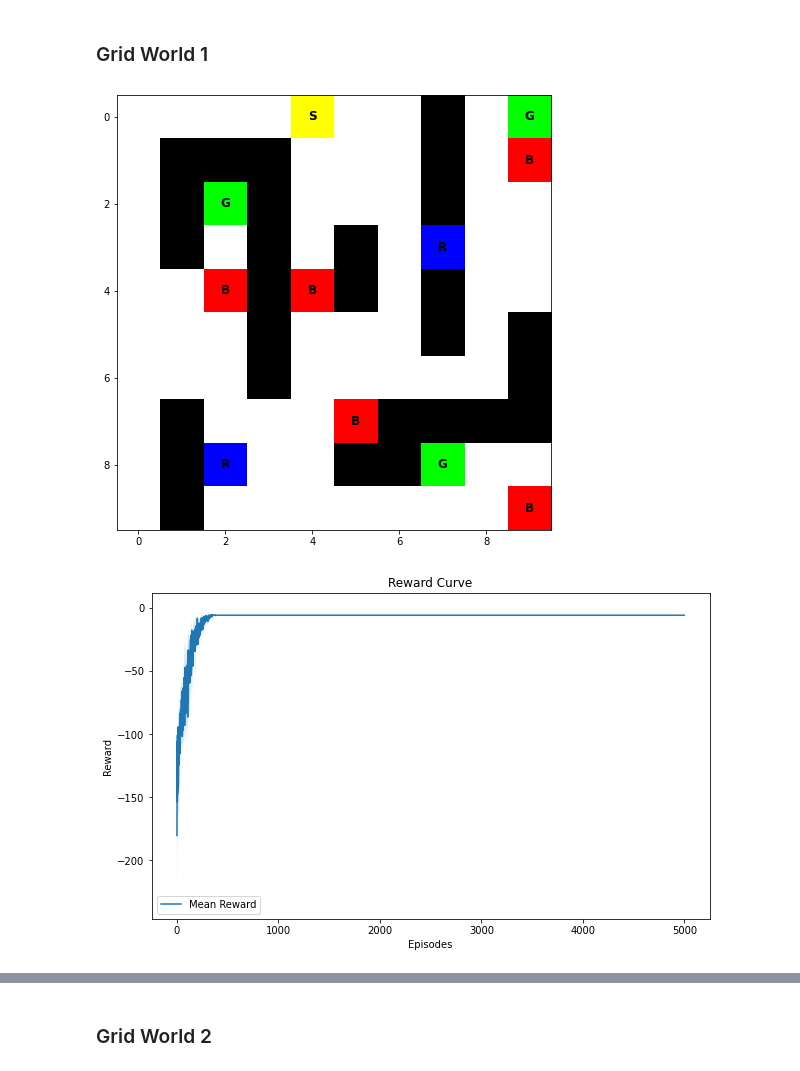
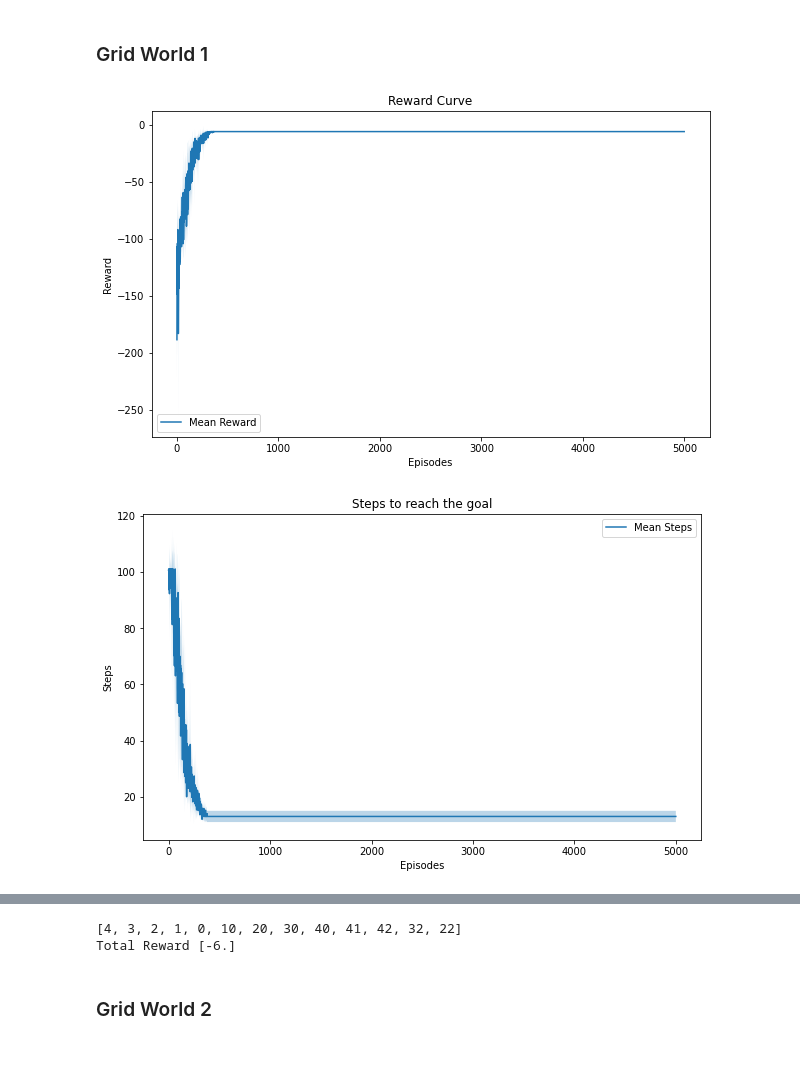
Before and after one commit to nishant-sahoo/RL_Assignments, a Jupyter notebook: Programming Assignments/PA1/notebook.ipynb, the cells around one changed output, grey strips where cells are left out. Saved outputs shown, nothing was run; the diff lists cells and outputs as text; code cells hidden in the pictures.

Commit message:
optimal_path and its reward

```diff
--- a/Programming Assignments/PA1/notebook.ipynb
+++ b/Programming Assignments/PA1/notebook.ipynb
@@ -381,9 +458,10 @@ class QLearning(TDQLearner):
 # %%
 class Plot():
-    def __init__(self, env, rewards, steps, Q):
+    def __init__(self, env, rewards, steps, state_visits, Q):
         self.env = env
         self.rewards = rewards
         self.steps = steps
+        self.state_visits = state_visits
         self.Q = Q
 
     def reward(self):
@@ -410,15 +488,16 @@ class Plot():
         plt.legend()
         plt.show()
 
-    def state_visits(self):
-        # Heatmap of the grid with state visit counts, i.e., the number of times each state was visited throughout the training phase.
-        pass
-
-
+    def state_visit_count(self):
+        state_visits = np.sum(self.state_visits, axis=1)
+        plt.figure(figsize=(10,10))
+        plt.imshow(state_visits.reshape(self.env.num_rows, self.env.num_cols), cmap='jet')
+        plt.title("State Visits")
+        plt.colorbar()
+        plt.show()
 
     def Q_values(self):
         optimal_actions = np.argmax(self.Q, axis=1)
-        optimal_action_dir = np.zeros_like(optimal_actions)
 
         plt.figure(figsize=(10,10))
         # Need to decide whether mean or max
@@ -477,14 +556,24 @@ class Plot():
 
     def optimal_path(self):
         optimal_actions = np.argmax(self.Q, axis=1)
-        state = self.env.start_state_seq
+        state = self.env.start_state_seq.item()
         path = [state]
         done = False
+        total_reward = 0
         while not done:
             action = optimal_actions[state]
-            next_state, _ = self.env.step(state, action)
-            path.append(next_state)
+            if action == 0:
+                next_state = state - self.env.num_cols
+            elif action == 1:
+                next_state = state + self.env.num_cols
+            elif action == 2:
+                next_state = state - 1
+            elif action == 3:
+                next_state = state + 1
+
             state = next_state
+            path.append(state)
+            total_reward += self.env.R[state]
             if state in self.env.goal_states_seq:
                 done = True
 
@@ -493,6 +582,9 @@ class Plot():
         path_x = [seq_to_col_row(state, num_cols)[0, 1] for state in path]
         path_y = [seq_to_col_row(state, num_cols)[0, 0] for state in path]
         plt.plot(path_x, path_y, color='green', marker='', linestyle='--', linewidth=2)
+        plt.show()
+        print(path)
+        print("Total Reward", total_reward)
 # %% [markdown]
 ## Experiments
 # %% [markdown]
@@ -500,18 +592,19 @@ class Plot():
 # %%
 # Experiment 1.1.1: wind=False(clear), p = 1.0(deterministic step), start state (0, 4), SARSA
 env = gw.create_gridworld()
 env.add_transition_probability(p_good_transition=1.0, bias=0.5)
 env.start_state = np.array([[0,4]])
+env = env.create_gridworld()
 
 sarsa = SARSA(env, alpha=0.1, gamma=0.9, epsilon=0.1, tau=0.1, num_episodes=5000, num_runs=5, policy='softmax')
-Q, rewards, steps = sarsa.train()
+Q, rewards, steps, state_visits = sarsa.train()
 
-plot = Plot(env, rewards, steps, Q)
-plot.visualize_grid_world()
+plot = Plot(env, rewards, steps, state_visits, Q)
 plot.reward()
 plot.steps_to_goal()
+plot.state_visit_count()
 plot.Q_values()
 plot.optimal_path()
 # %% [output]
-[figure, old version]
+[figure, new version]
-[figure, old version]
+[figure, new version]
@@ -520,3 +614,5 @@ plot.optimal_path()
+[4, 3, 2, 1, 0, 10, 20, 30, 40, 41, 42, 32, 22]
+Total Reward [-6.]
 # %%
 # Experiment 1.1.2: wind=False(clear), p = 1.0(deterministic step), start state (0, 4), Q-Learning
 env = gw.create_gridworld()
```
Also changed, not shown: parts of 9 cells of this notebook.
